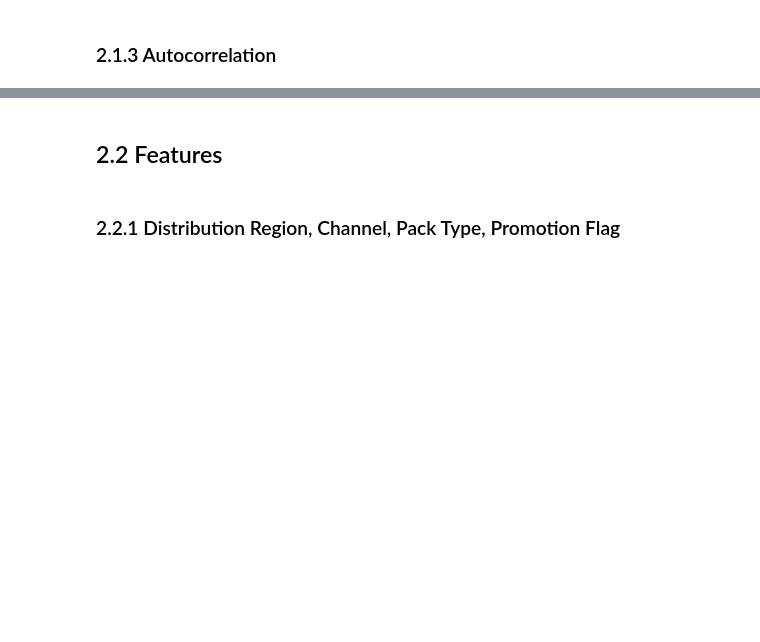
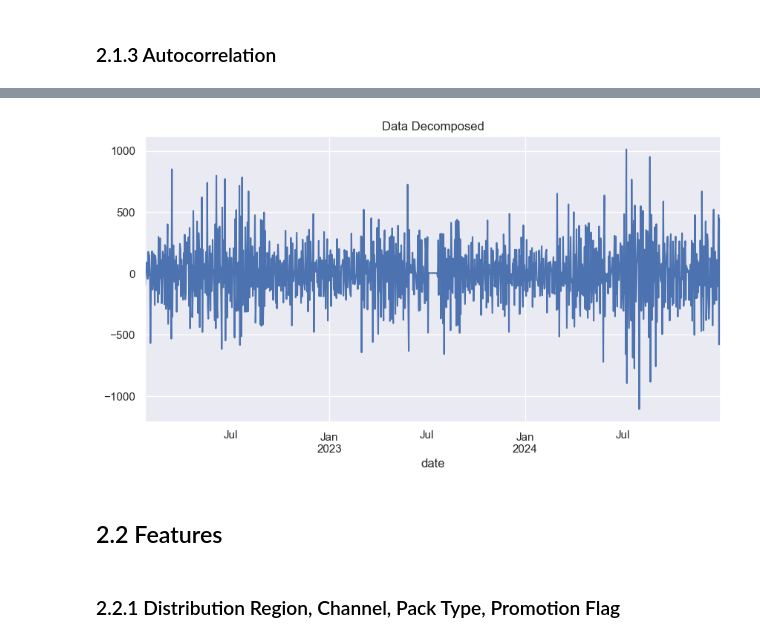
Before and after one commit to emsif84/sales_forecasting, a Jupyter notebook: Forecasting/1_eda/eda.ipynb, the cells around one changed output, grey strips where cells are left out. Cells and saved outputs as stored; diff of their text form; code cells hidden in the pictures; blank space fills up the shorter version.

```diff
--- a/Forecasting/1_eda/eda.ipynb
+++ b/Forecasting/1_eda/eda.ipynb
@@ -197,3 +186,8 @@ pacf_plot = plot_pacf(data_diff)
+# %%
+# Plot decomposed Data
+data_decompose.plot(title="Data Decomposed");
+# %% [output]
+[figure, added]
 # %% [markdown]
 ## 2.2 Features
 # %% [markdown]
```
Also changed, not shown: parts of 7 cells of this notebook.
